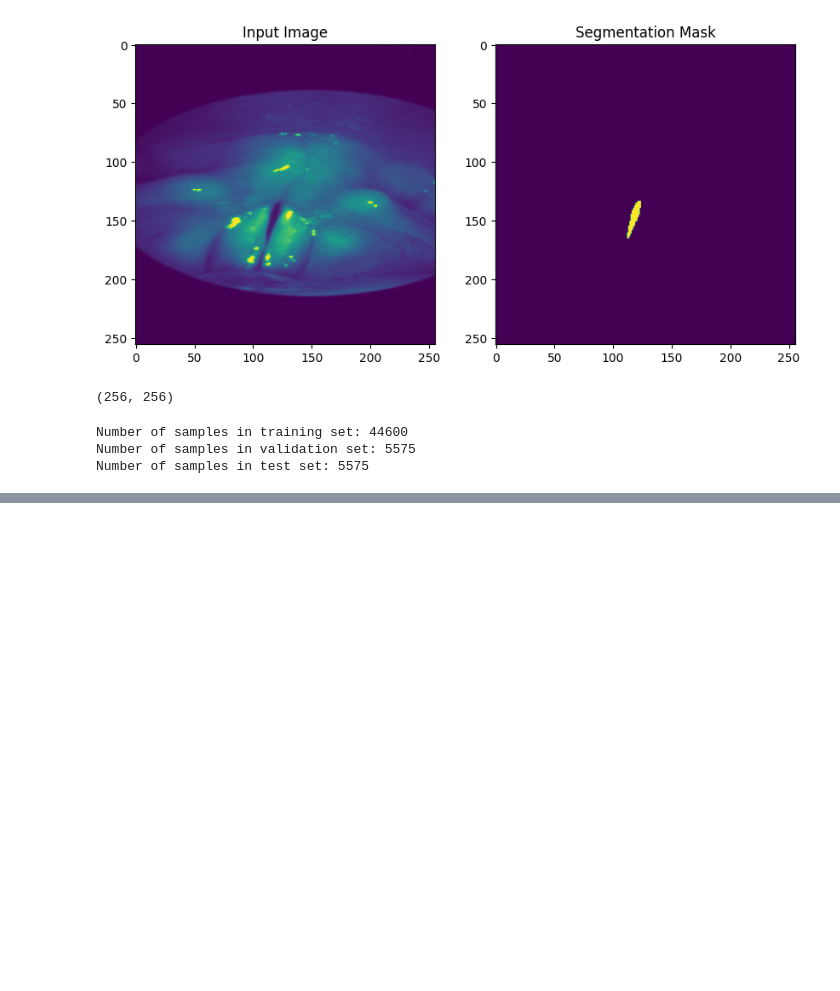
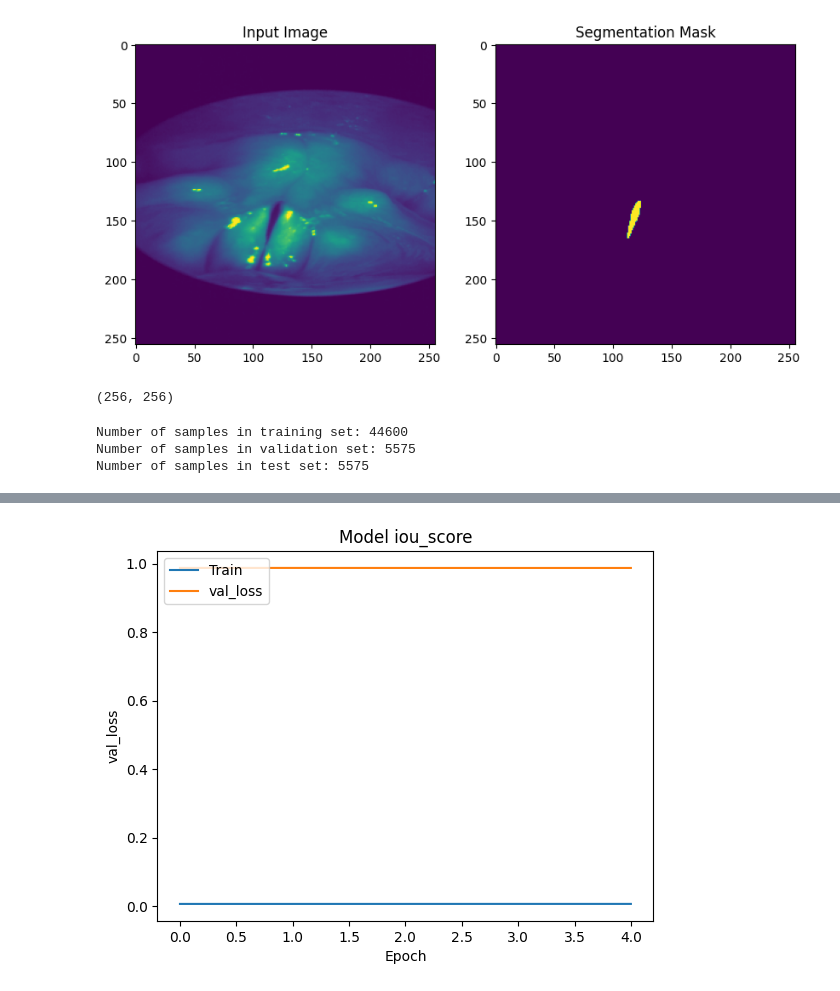
Before and after one commit to Hamed-kalak/UNet, a Jupyter notebook: bagls.ipynb, the cells around one changed output, grey strips where cells are left out. Saved outputs shown, nothing was run; the diff lists cells and outputs as text; code cells hidden in the pictures; blank space fills up the shorter version.

```diff
--- a/bagls.ipynb
+++ b/bagls.ipynb
@@ -143,7 +143,8 @@ conv9 = Conv2D(64, 3, activation = 'relu', padding = 'same', kernel_initializer
 
 drop9 = Dropout(0.1)(conv9)
 
-conv10 = Conv2D(1, 1, activation = 'sigmoid')(drop9)
+conv9 = Conv2D(2, 3, activation = 'relu', padding = 'same', kernel_initializer = 'he_normal')(drop9)
+conv10 = Conv2D(1, 1, activation = 'sigmoid')(conv9)
 
 model = Model(inputs = inputs, outputs = conv10)
 
@@ -194,4 +193,4 @@ Segmentation Models: using `keras` framework.
 # %%
 model.compile(optimizer = 'Adam', loss=loss, metrics=[iou_score])
-history = model.fit(x_train[0:3000], y_train[0:3000],validation_data=[x_val, y_val], epochs=1, batch_size=1) #30,000 cause the momery runs out
+history = model.fit(x_train[0:3000], y_train[0:3000],validation_data=[x_val, y_val], epochs=5, batch_size=1,shuffle=True) #30,000 cause the momery runs out
 # %% [output]
@@ -206,11 +230,13 @@ history.history
 # %%
 #how was the network on each epoch?
 
-# plt.plot(history.history['accuracy'])
-# plt.plot(history.history['val_loss'])
-# plt.title('Model accuracy')
-# plt.ylabel('val_loss')
-# plt.xlabel('Epoch')
-# plt.legend(['Train', 'val_loss'], loc='upper left')
-# plt.show()
+plt.plot(history.history['iou_score'])
+plt.plot(history.history['val_loss'])
+plt.title('Model iou_score')
+plt.ylabel('val_loss')
+plt.xlabel('Epoch')
+plt.legend(['Train', 'val_loss'], loc='upper left')
+plt.show()
+# %% [output]
+[figure, added]
 # %%
```
Also changed, not shown: parts of 5 cells of this notebook.
